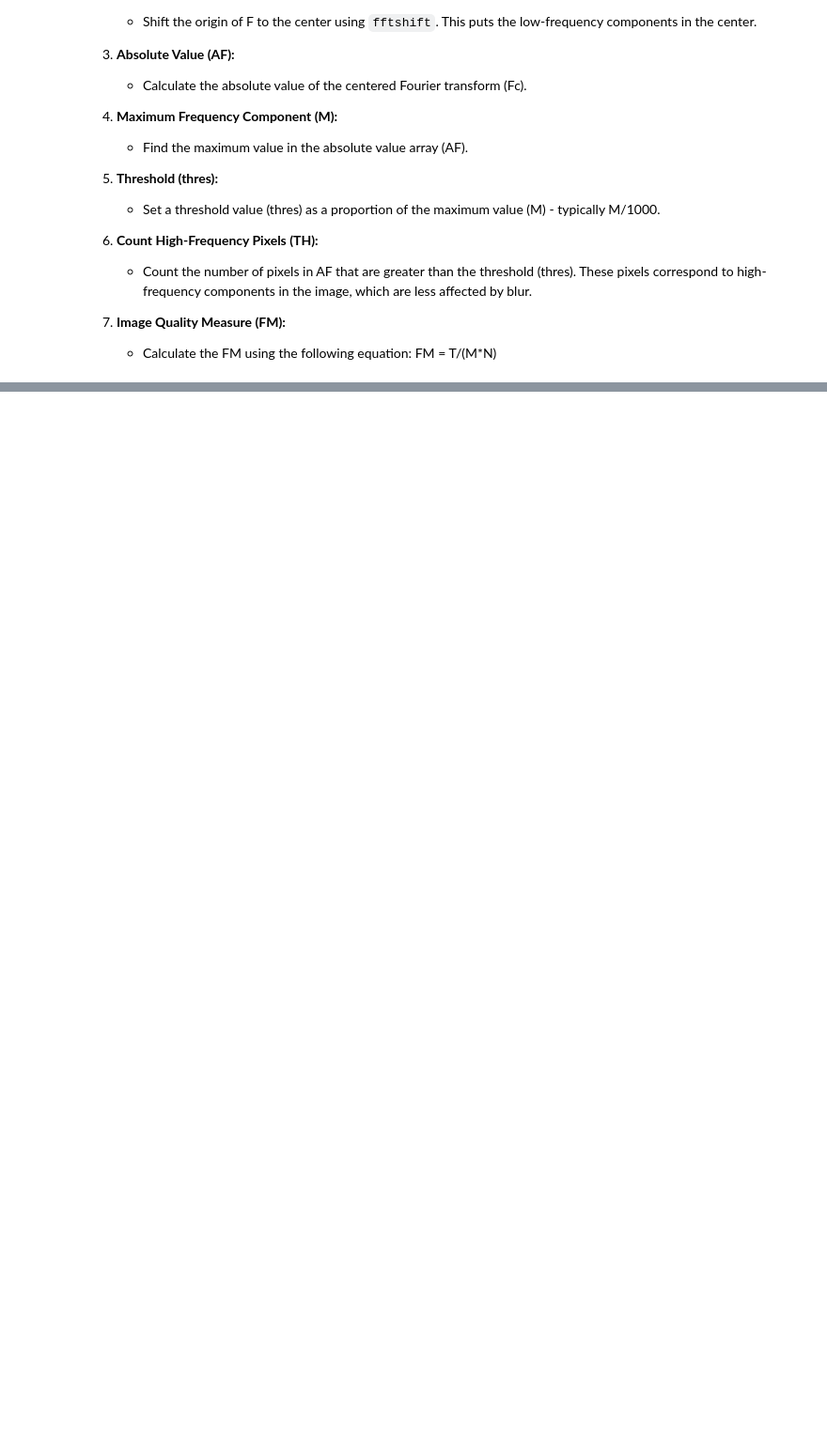
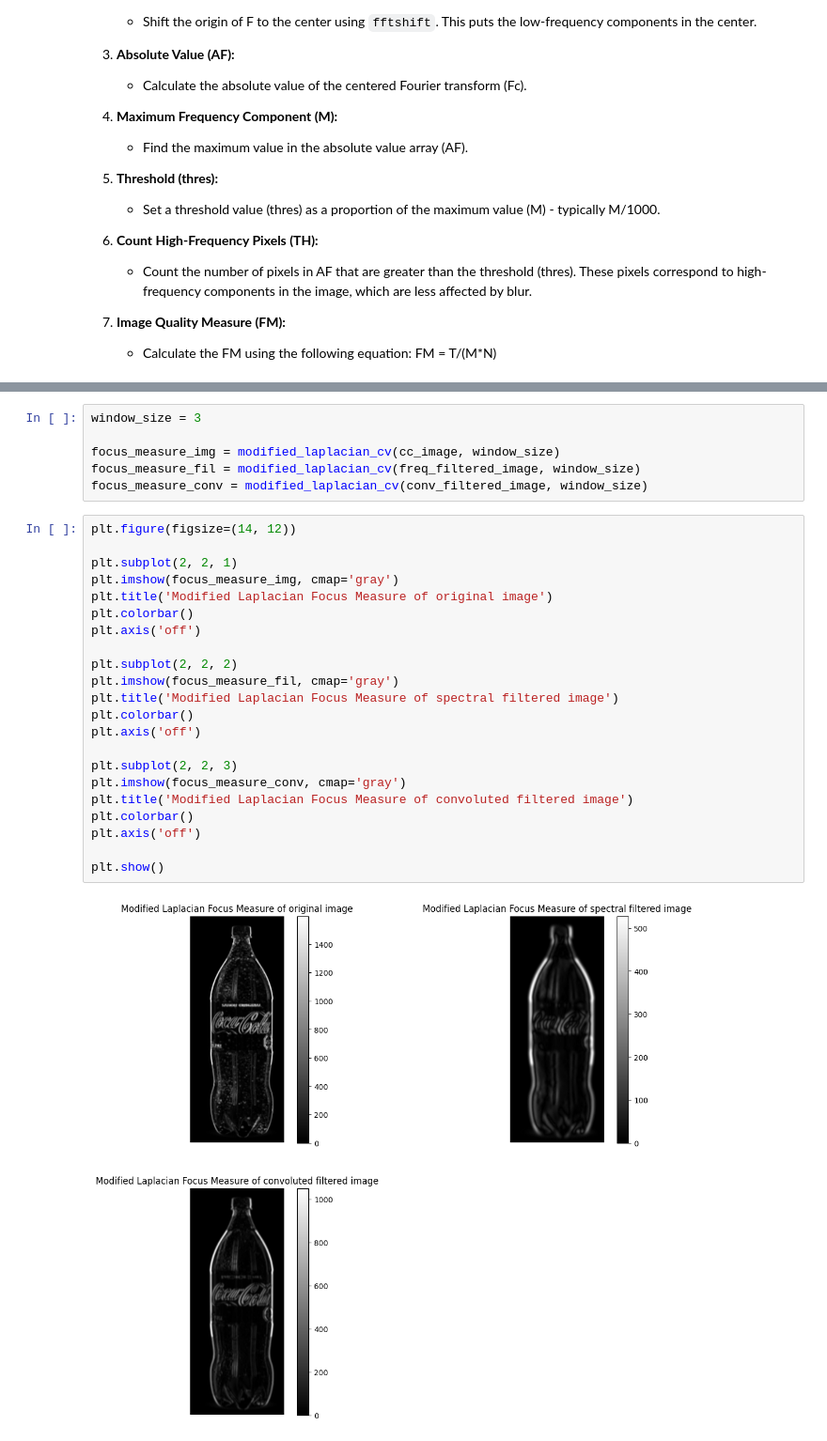
Before and after one commit to marianataglio/cv_tps, a Jupyter notebook: TP3.ipynb, the cells around one changed output, grey strips where cells are left out. Shown at 94% size. Cells and saved outputs as stored; diff of their text form; blank space fills up the shorter version.

Commit message:
convolucioon, measure, modified laplacian

```diff
--- a/TP3.ipynb
+++ b/TP3.ipynb
@@ -144,0 +224,30 @@ focus measure operators in shape-from-focus”
+# %%
+window_size = 3
+
+focus_measure_img = modified_laplacian_cv(cc_image, window_size)
+focus_measure_fil = modified_laplacian_cv(freq_filtered_image, window_size)
+focus_measure_conv = modified_laplacian_cv(conv_filtered_image, window_size)
+# %%
+plt.figure(figsize=(14, 12))
+
+plt.subplot(2, 2, 1)
+plt.imshow(focus_measure_img, cmap='gray')
+plt.title('Modified Laplacian Focus Measure of original image')
+plt.colorbar()
+plt.axis('off')
+
+plt.subplot(2, 2, 2)
+plt.imshow(focus_measure_fil, cmap='gray')
+plt.title('Modified Laplacian Focus Measure of spectral filtered image')
+plt.colorbar()
+plt.axis('off')
+
+plt.subplot(2, 2, 3)
+plt.imshow(focus_measure_conv, cmap='gray')
+plt.title('Modified Laplacian Focus Measure of convoluted filtered image')
+plt.colorbar()
+plt.axis('off')
+
+plt.show()
+# %% [output]
+[figure, added]
```
Also changed, not shown: parts of 11 cells of this notebook.
